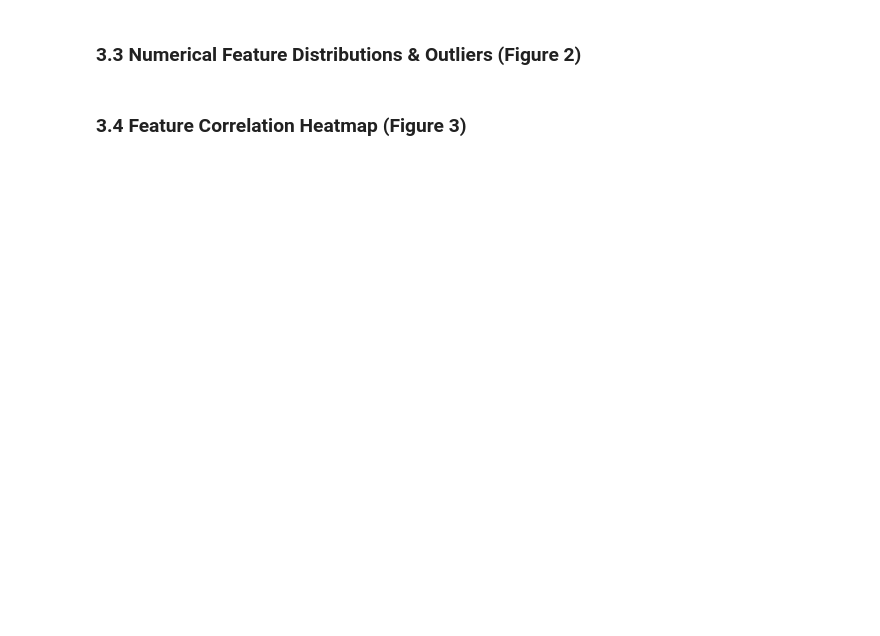
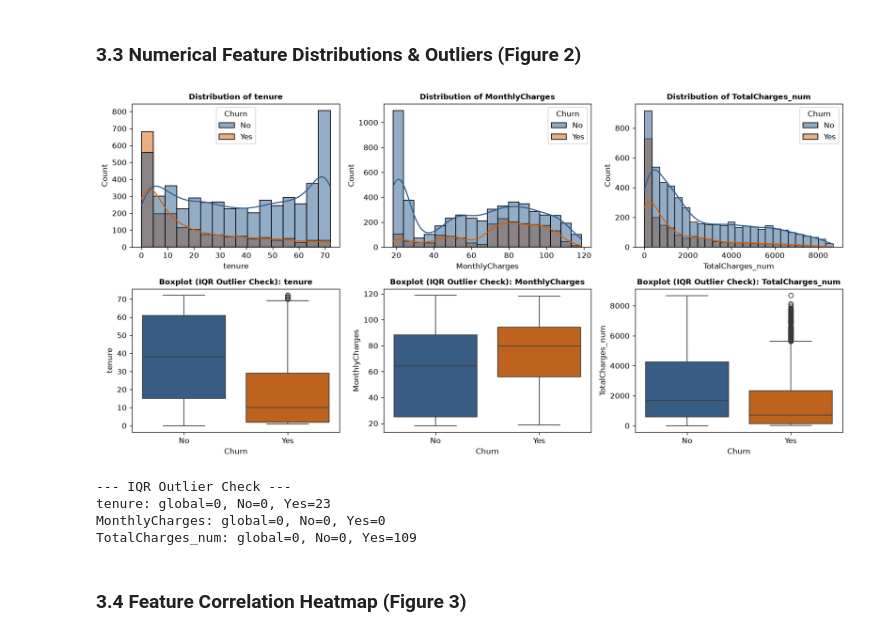
Before and after one commit to Winny04/Group13_6001CMD, a Jupyter notebook: notebooks/member1_boon.ipynb, the cells around one changed output. Cells and saved outputs as stored; diff of their text form; code cells hidden in the pictures; blank space fills up the shorter version.

```diff
--- a/notebooks/member1_boon.ipynb
+++ b/notebooks/member1_boon.ipynb
@@ -83,18 +114,33 @@ plt.show()
 ### 3.3 Numerical Feature Distributions & Outliers (Figure 2)
 # %%
 fig, axes = plt.subplots(2, 3, figsize=(14, 7), dpi=120)
-
 for i, col in enumerate(num_cols):
-    sns.histplot(data=df_raw, x=col, hue='Churn', kde=True, ax=axes[0, i], palette=['#2b5c8f', '#d95f02'], alpha=0.5, bins=30)
-    axes[0, i].set_title(f"Distribution: {col}", fontsize=11, fontweight='bold')
-    axes[0, i].grid(True, linestyle='--', alpha=0.4)
-
-    sns.boxplot(data=df_raw, x='Churn', y=col, ax=axes[1, i], palette=['#2b5c8f', '#d95f02'], width=0.4)
-    axes[1, i].set_title(f"Boxplot: {col} by Churn", fontsize=11, fontweight='bold')
-    axes[1, i].grid(True, linestyle='--', alpha=0.4)
-
+    sns.histplot(data=df_raw, x=col, hue='Churn', kde=True, ax=axes[0, i], palette=['#2b5c8f', '#d95f02'])
+    axes[0, i].set_title(f'Distribution of {col}', fontsize=10, fontweight='bold')
+    sns.boxplot(data=df_raw, x='Churn', y=col, hue='Churn', ax=axes[1, i], palette=['#2b5c8f', '#d95f02'], legend=False)
+    axes[1, i].set_title(f'Boxplot (IQR Outlier Check): {col}', fontsize=10, fontweight='bold')
 plt.tight_layout()
 plt.show()
+
+print('--- IQR Outlier Check ---')
+for col in num_cols:
+    s = df_raw[col].dropna()
+    q1, q3 = s.quantile(0.25), s.quantile(0.75)
+    iqr = q3 - q1
+    global_out = int(((s < q1 - 1.5 * iqr) | (s > q3 + 1.5 * iqr)).sum())
+    churn_out = {}
+    for grp in ['No', 'Yes']:
+        sg = df_raw.loc[df_raw['Churn'] == grp, col].dropna()
+        gq1, gq3 = sg.quantile(0.25), sg.quantile(0.75)
+        giqr = gq3 - gq1
+        churn_out[grp] = int(((sg < gq1 - 1.5 * giqr) | (sg > gq3 + 1.5 * giqr)).sum())
+    print(f"{col}: global={global_out}, No={churn_out['No']}, Yes={churn_out['Yes']}")
+# %% [output]
+[figure, added]
+--- IQR Outlier Check ---
+tenure: global=0, No=0, Yes=23
+MonthlyCharges: global=0, No=0, Yes=0
+TotalCharges_num: global=0, No=0, Yes=109
 # %% [markdown]
 ### 3.4 Feature Correlation Heatmap (Figure 3)
 # %%
```
Also changed, not shown: parts of 9 cells of this notebook.
